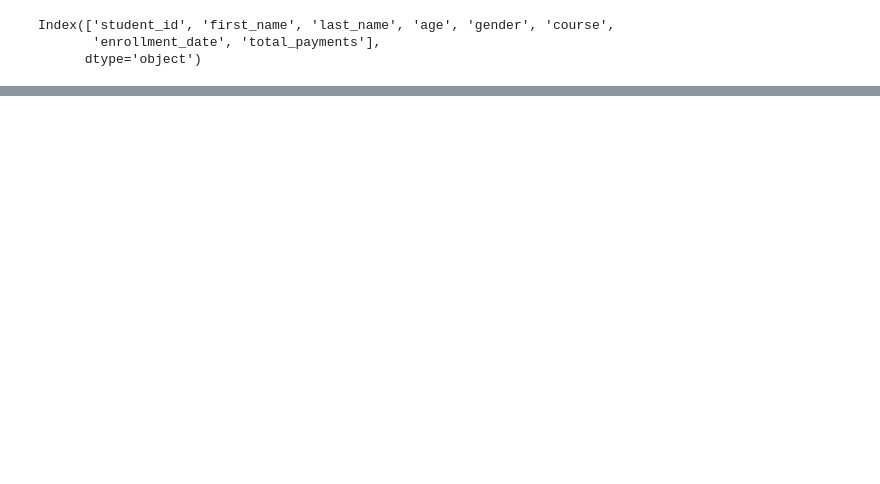
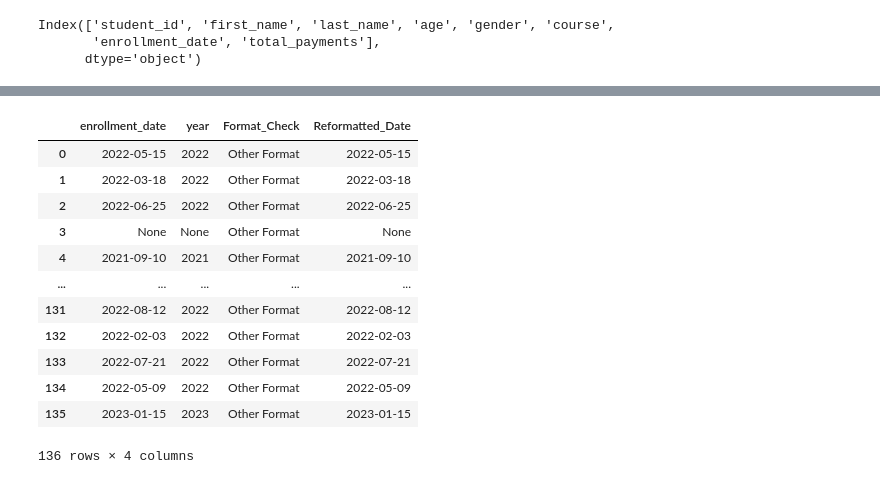
Before and after one commit to No1Deku/Practice-Projects, a Jupyter notebook: Student_Enrollment_data/proj_data_cleaning.ipynb, the cells around one changed output, grey strips where cells are left out. Cells and saved outputs as stored; diff of their text form; code cells hidden in the pictures; blank space fills up the shorter version.

```diff
--- a/Student_Enrollment_data/proj_data_cleaning.ipynb
+++ b/Student_Enrollment_data/proj_data_cleaning.ipynb
@@ -352,0 +402,39 @@ WHERE enrollment_date LIKE '20__%'
+# %%
+con.execute("""WITH CTE AS (
+    SELECT * FROM df
+)
+SELECT
+    enrollment_date,
+    SPLIT_PART(enrollment_date, '-', 1) AS year,
+    CASE
+        -- Check if the first part of the date is a 4-digit year starting with '20'
+        WHEN SPLIT_PART(enrollment_date, '-', 1) LIKE '20__'
+             AND LENGTH(SPLIT_PART(enrollment_date, '-', 1)) = 4
+             AND SPLIT_PART(enrollment_date, '-', 2) IS NOT NULL
+             AND SPLIT_PART(enrollment_date, '-', 3) IS NOT NULL
+            THEN 'Year-Month-Day'  -- Format: YYYY-MM-DD
+        ELSE 'Other Format'  -- Any other format
+    END AS Format_Check,
+
+    -- Reformat the date to DD-MM-YYYY if it matches the YYYY-MM-DD pattern
+    CASE
+        WHEN enrollment_date LIKE '20__-%' THEN
+            STRFTIME(STRPTIME(TRIM(enrollment_date), '%Y-%m-%d'), '%d-%m-%Y')
+        ELSE  enrollment_date-- Keep it as-is if it doesn't match
+    END AS Reformatted_Date
+
+FROM CTE;""").df()
+# %% [output]
+|  | enrollment_date | year | Format_Check | Reformatted_Date |
+| 0 | 2022-05-15 | 2022 | Other Format | 2022-05-15 |
+| 1 | 2022-03-18 | 2022 | Other Format | 2022-03-18 |
+| 2 | 2022-06-25 | 2022 | Other Format | 2022-06-25 |
+| 3 | None | None | Other Format | None |
+| 4 | 2021-09-10 | 2021 | Other Format | 2021-09-10 |
+| ... | ... | ... | ... | ... |
+| 131 | 2022-08-12 | 2022 | Other Format | 2022-08-12 |
+| 132 | 2022-02-03 | 2022 | Other Format | 2022-02-03 |
+| 133 | 2022-07-21 | 2022 | Other Format | 2022-07-21 |
+| 134 | 2022-05-09 | 2022 | Other Format | 2022-05-09 |
+| 135 | 2023-01-15 | 2023 | Other Format | 2023-01-15 |
+136 rows × 4 columns
```
Also changed, not shown: parts of 66 cells of this notebook.
